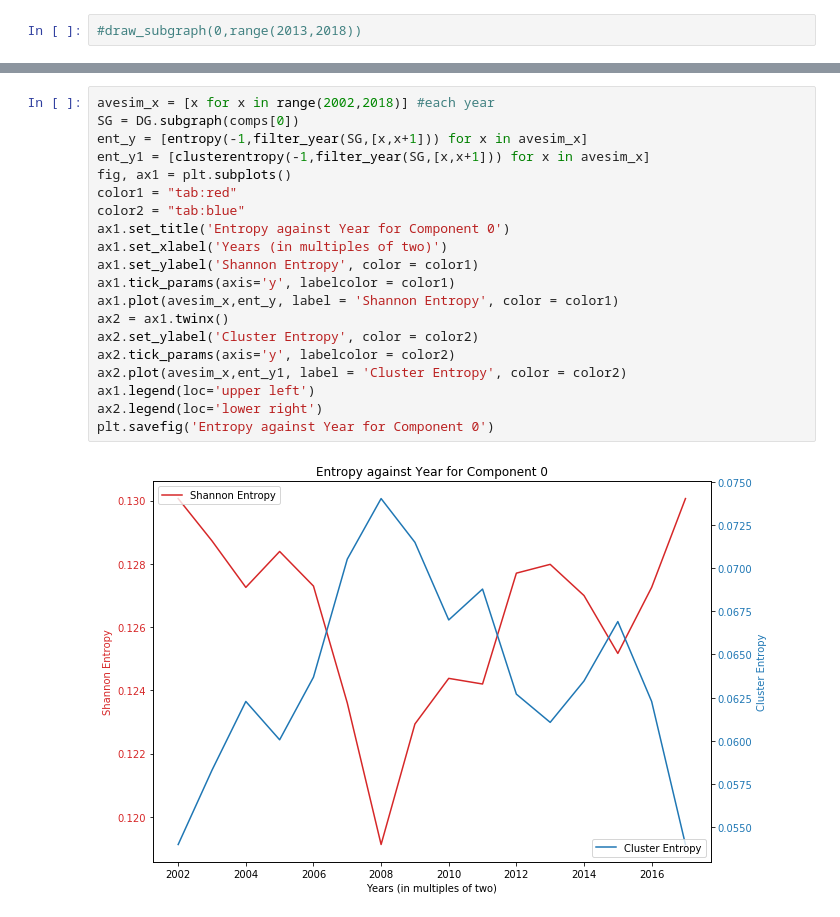
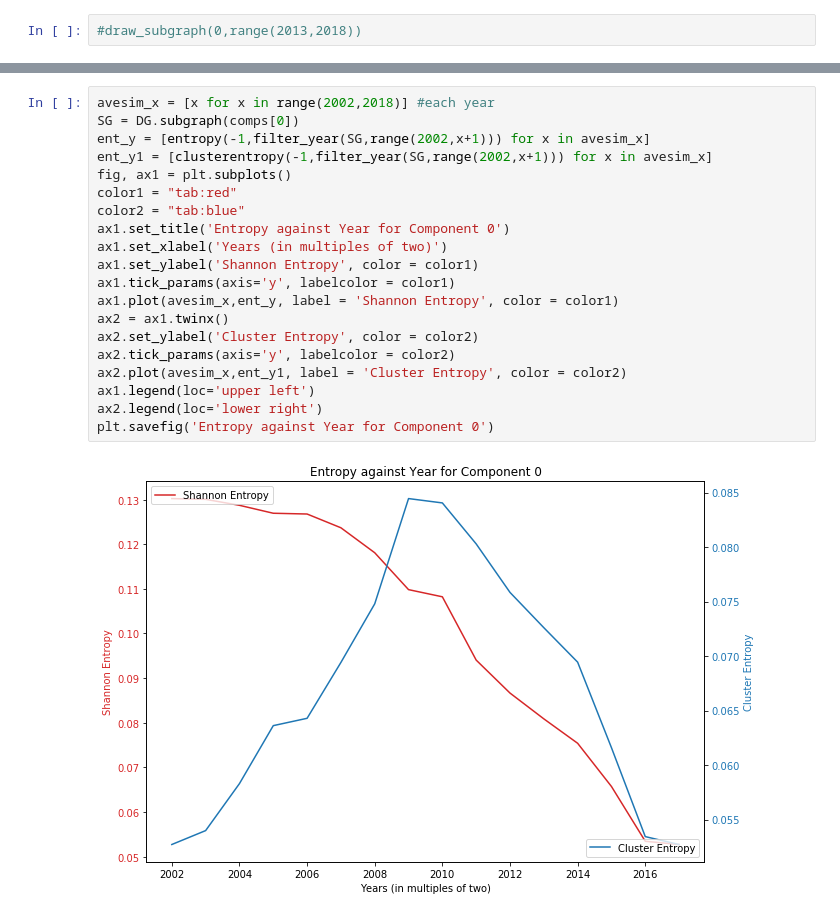
Before and after one commit to jzh001/Social-Network-Structure-in-Common-Interest-Communities, a Jupyter notebook: notebook.ipynb, the cells around one changed output, grey strips where cells are left out. Cells and saved outputs as stored; diff of their text form.

```diff
--- a/notebook.ipynb
+++ b/notebook.ipynb
@@ -625,23 +625,23 @@ plt.savefig('Total Number of Components against Year for Component 0')
 # %%
 avesim_x = [x for x in range(2002,2018)] #each year
 SG = DG.subgraph(comps[0])
-ent_y = [entropy(-1,filter_year(SG,[x,x+1])) for x in avesim_x]
-ent_y1 = [clusterentropy(-1,filter_year(SG,[x,x+1])) for x in avesim_x]
+ent_y = [entropy(-1,filter_year(SG,range(2002,x+1))) for x in avesim_x]
+ent_y1 = [clusterentropy(-1,filter_year(SG,range(2002,x+1))) for x in avesim_x]
 fig, ax1 = plt.subplots()
 color1 = "tab:red"
 color2 = "tab:blue"
 ax1.set_title('Entropy against Year for Component 0')
 ax1.set_xlabel('Years (in multiples of two)')
 ax1.set_ylabel('Shannon Entropy', color = color1)
 ax1.tick_params(axis='y', labelcolor = color1)
 ax1.plot(avesim_x,ent_y, label = 'Shannon Entropy', color = color1)
 ax2 = ax1.twinx()
 ax2.set_ylabel('Cluster Entropy', color = color2)
 ax2.tick_params(axis='y', labelcolor = color2)
 ax2.plot(avesim_x,ent_y1, label = 'Cluster Entropy', color = color2)
 ax1.legend(loc='upper left')
 ax2.legend(loc='lower right')
 plt.savefig('Entropy against Year for Component 0')
 # %% [output]
-[figure, old version]
+[figure, new version]
 # %%
```
Also changed, not shown: parts of 3 cells of this notebook.
